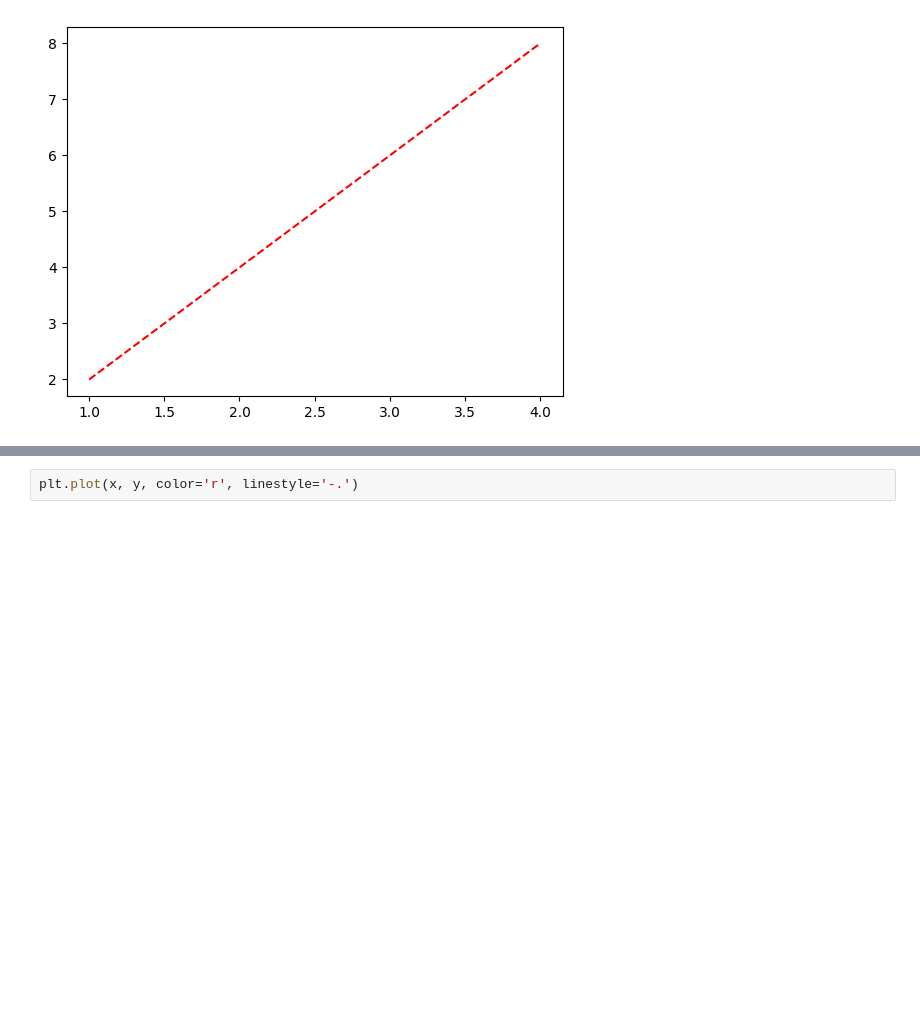
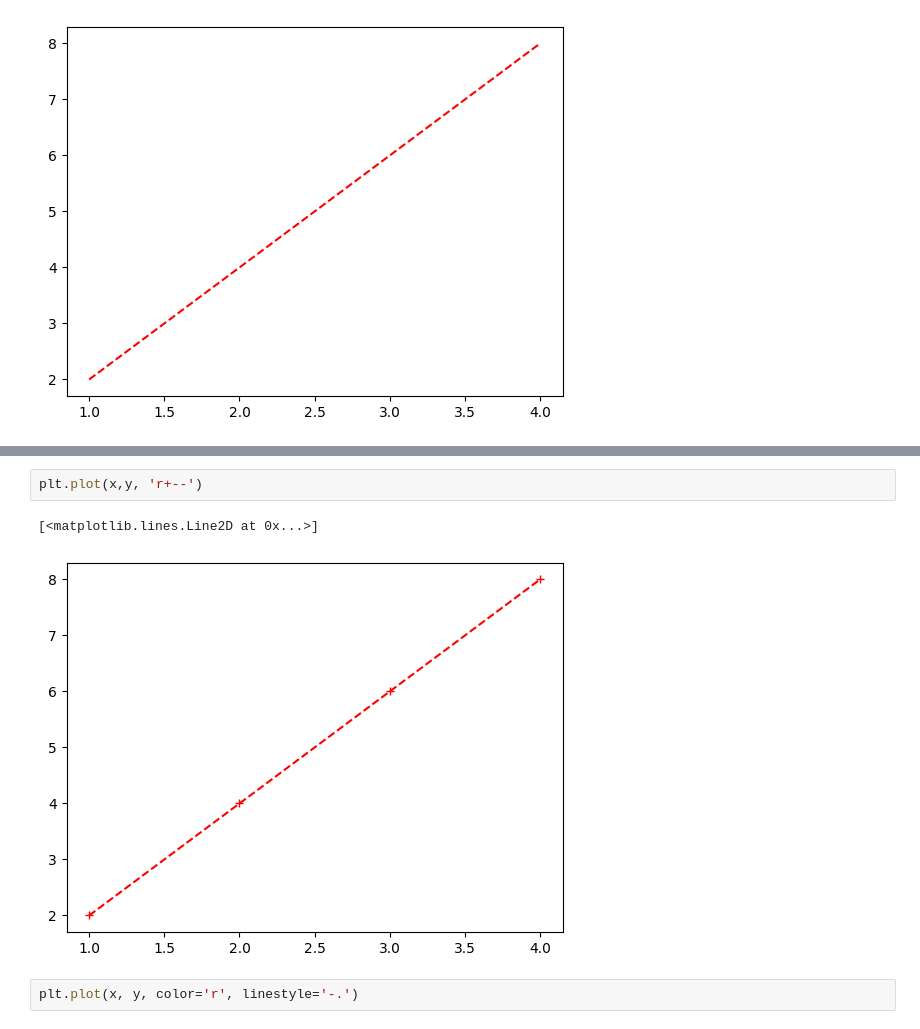
Before and after one commit to manasranjn/Helixion-2.0, a Jupyter notebook: matplotlib/first.ipynb, the cells around one changed output, grey strips where cells are left out. Drawn from its saved outputs; the diff is of its cells as text; blank space fills up the shorter version.

```diff
--- a/matplotlib/first.ipynb
+++ b/matplotlib/first.ipynb
@@ -26,3 +27,8 @@ plt.plot(x, y, color='r', linestyle='--')
+# %%
+plt.plot(x,y, 'r+--')
+# %% [output]
+[<matplotlib.lines.Line2D at 0x...>]
+[figure, added]
 # %%
 plt.plot(x, y, color='r', linestyle='-.')
 # %% [output]
```
Also changed, not shown: parts of 37 cells of this notebook, 2 other files.
